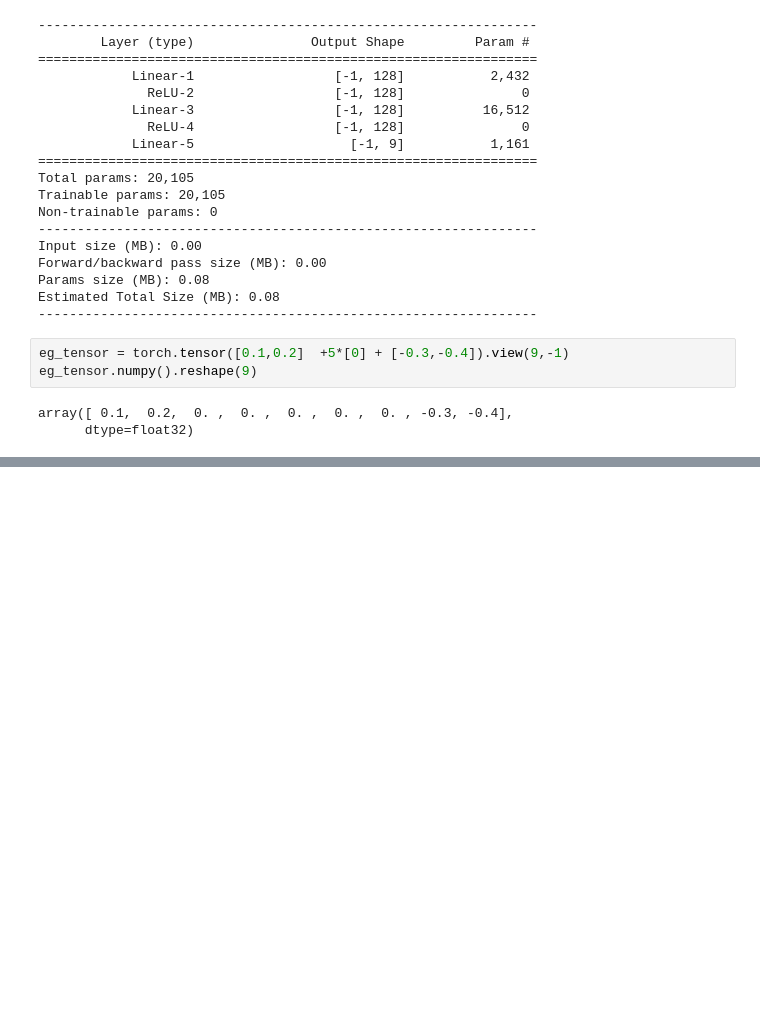
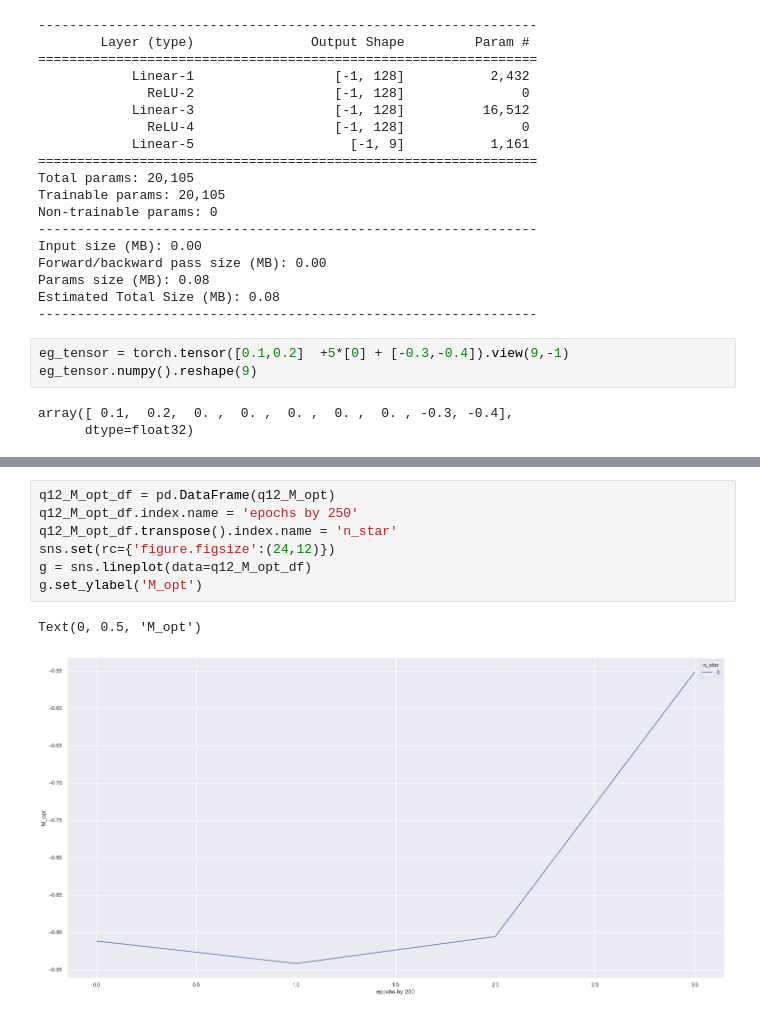
Before and after one commit to jirkalhotka/RL_TicTacToe, a Jupyter notebook: tic_tac_toe_w_res.ipynb, the cells around one changed output, grey strips where cells are left out. Drawn from its saved outputs; the diff is of its cells as text; blank space fills up the shorter version.

```diff
--- a/tic_tac_toe_w_res.ipynb
+++ b/tic_tac_toe_w_res.ipynb
@@ -1316,0 +1415,10 @@ len(q11_dqn_player._replay_buffer), q11_dqn_player._game_count
+# %%
+q12_M_opt_df = pd.DataFrame(q12_M_opt)
+q12_M_opt_df.index.name = 'epochs by 250'
+q12_M_opt_df.transpose().index.name = 'n_star'
+sns.set(rc={'figure.figsize':(24,12)})
+g = sns.lineplot(data=q12_M_opt_df)
+g.set_ylabel('M_opt')
+# %% [output]
+Text(0, 0.5, 'M_opt')
+[figure, added]
```
Also changed, not shown: parts of 9 cells of this notebook, 1 other file.
